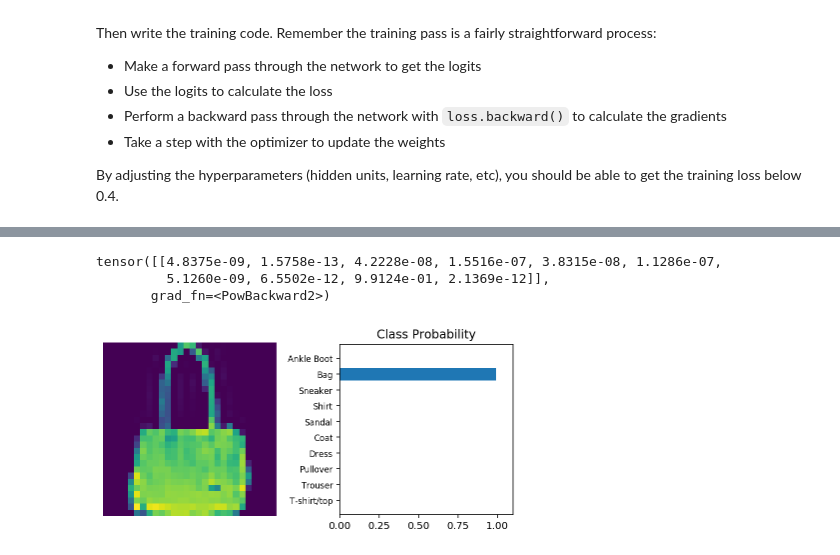
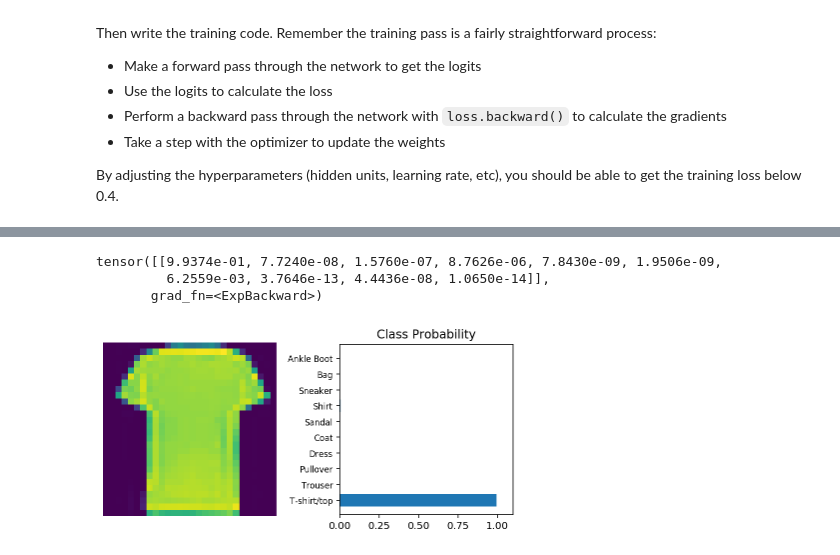
Before and after one commit to Jvinniec/udacity_bertelsmann_ai_track, a Jupyter notebook: Lesson05/scripts/5-12_classifying_fashion_mnist/Part4-Fashion_MNIST.ipynb, the cells around one changed output, grey strips where cells are left out. Cells and saved outputs as stored; diff of their text form; code cells hidden in the pictures.

```diff
--- a/Lesson05/scripts/5-12_classifying_fashion_mnist/Part4-Fashion_MNIST.ipynb
+++ b/Lesson05/scripts/5-12_classifying_fashion_mnist/Part4-Fashion_MNIST.ipynb
@@ -145,25 +153,28 @@ Training loss (5): 0.43690287348812323
 # %%
 %matplotlib inline
 %config InlineBackend.figure_format = 'retina'
 
 import helper
 
 # Test out your network!
 
 dataiter = iter(testloader)
 images, labels = dataiter.next()
 img = images[0]
 # Convert 2D image to 1D vector
 img = img.resize_(1, 784)
 
 # TODO: Calculate the class probabilities (softmax) for img
-ps = torch.pow(10,model(img))
+# Note that because the last layer passes the values through the
+# log (base 'e') of the softmax, we need to take the exponential
+# of the values to get their probabilities
+ps = torch.exp(model(img))
 print(ps)
 
 # Plot the image and probabilities
 helper.view_classify(img.resize_(1, 28, 28), ps, version='Fashion')
 # %% [output]
-tensor([[4.8375e-09, 1.5758e-13, 4.2228e-08, 1.5516e-07, 3.8315e-08, 1.1286e-07,
-         5.1260e-09, 6.5502e-12, 9.9124e-01, 2.1369e-12]],
-       grad_fn=<PowBackward2>)
+tensor([[9.9374e-01, 7.7240e-08, 1.5760e-07, 8.7626e-06, 7.8430e-09, 1.9506e-09,
+         6.2559e-03, 3.7646e-13, 4.4436e-08, 1.0650e-14]],
+       grad_fn=<ExpBackward>)
-[figure, old version]
+[figure, new version]
```
Also changed, not shown: parts of 4 cells of this notebook.
